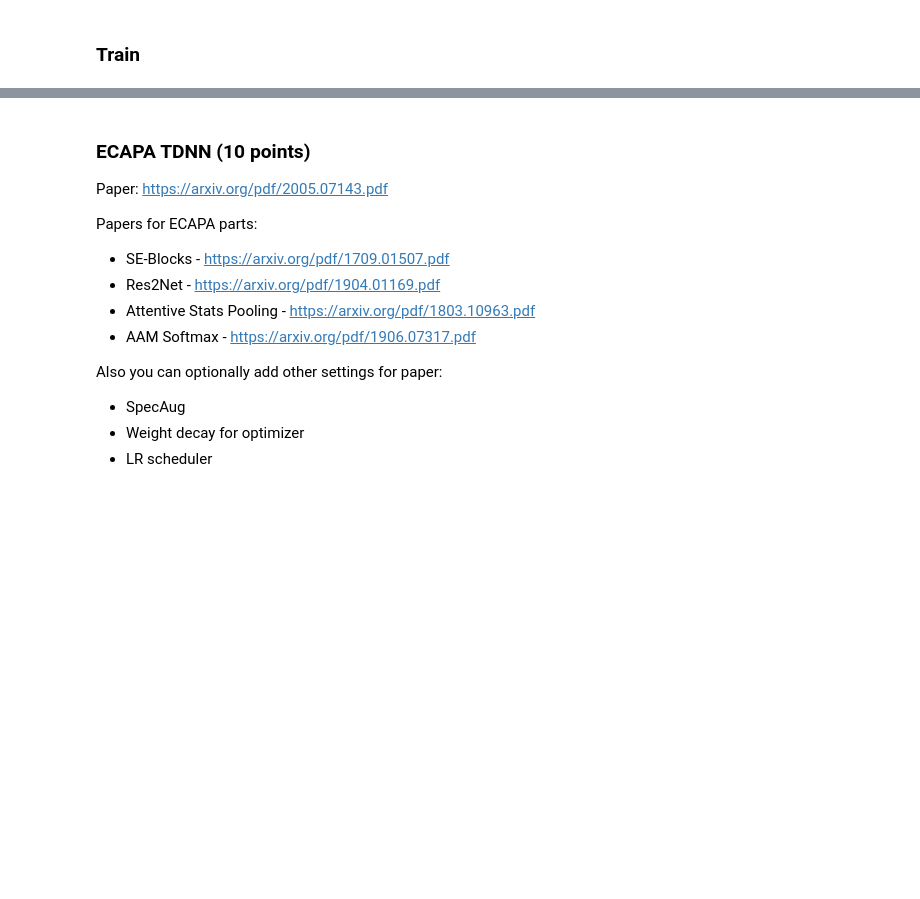
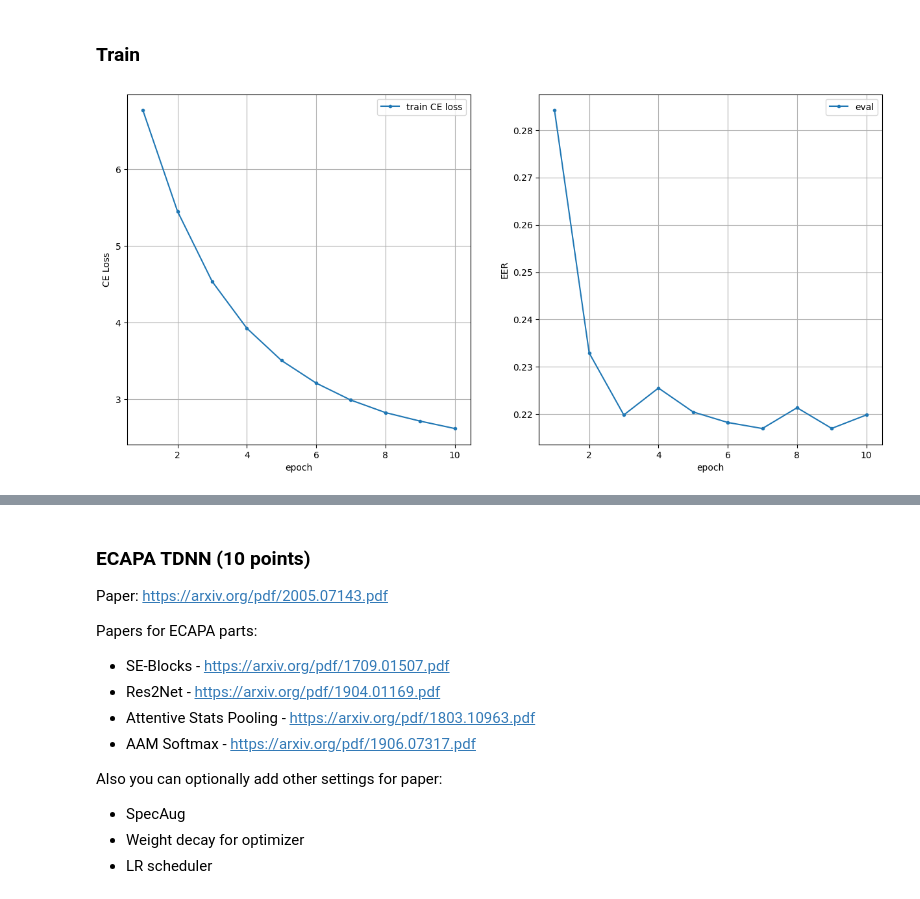
Before and after one commit to AiratNazmiev/speech_course, a Jupyter notebook: labs/3_Biometrics/biometrics.ipynb, the cells around one changed output, grey strips where cells are left out. Drawn from its saved outputs; the diff is of its cells as text; code cells hidden in the pictures; blank space fills up the shorter version.

```diff
--- a/labs/3_Biometrics/biometrics.ipynb
+++ b/labs/3_Biometrics/biometrics.ipynb
@@ -153,6 +169,7 @@ loader = torch_data.DataLoader(
 # %%
+@torch.no_grad()
 def calc_eval_score(model: nn.Module, batch_size: int = 256):
-    loader = torch_data.DataLoader(
+    val_loader = torch_data.DataLoader(
         testset,
         batch_size=batch_size,
         collate_fn=dataset.collate_fn,
@@ -161,14 +178,21 @@ def calc_eval_score(model: nn.Module, batch_size: int = 256):
     )
     items = {}
     target_scores = []
-    with torch.no_grad():
-        for X, _, pathes in tqdm.tqdm(loader):
-            _, embds = model.forward(X.to(DEVICE))
-            embds = embds.cpu().data.numpy().reshape(X.shape[0], -1)
-            for embd, path in zip(embds, pathes):
-                items[path] = embd
+
+    # loss_sum = 0.
+
+    for X, Y, pathes in tqdm.tqdm(val_loader):
+        logits, embds = model(X.to(DEVICE))
+        # loss = F.nll_loss(logits, Y.to(DEVICE))
+        # loss_sum += loss.item()
+
+        embds = embds.cpu().data.numpy().reshape(X.shape[0], -1)
+        for embd, path in zip(embds, pathes):
+            items[path] = embd
+
     for item1, item2, target in test_targets:
         target_scores.append((cosine_similarity(items[item1], items[item2]), target))
+
     return best_eer(target_scores)
 # %%
 def train(
@@ -201,5 +244,18 @@ def train(
         print(f'Epoch {epoch + 1}. Train loss {train_losses[-1]}. Eval score {eval_scores[-1]}')
 # %%
 model = Model(FEATS, trainset.speakers(), hidden=128).to(DEVICE)
-opt = optim.Adam(model.parameters())
-train(model, opt)
+opt = optim.Adam(
+    model.parameters(),
+    lr=1e-3,
+    weight_decay=1e-7
+)
+scheduler = optim.lr_scheduler.ExponentialLR(optimizer=opt, gamma=0.75)
+train(
+    model=model,
+    opt=opt,
+    scheduler=scheduler,
+    batch_size=256,
+    epochs=10
+)
+# %% [output]
+[figure, added]
```
Also changed, not shown: parts of 27 cells of this notebook.
